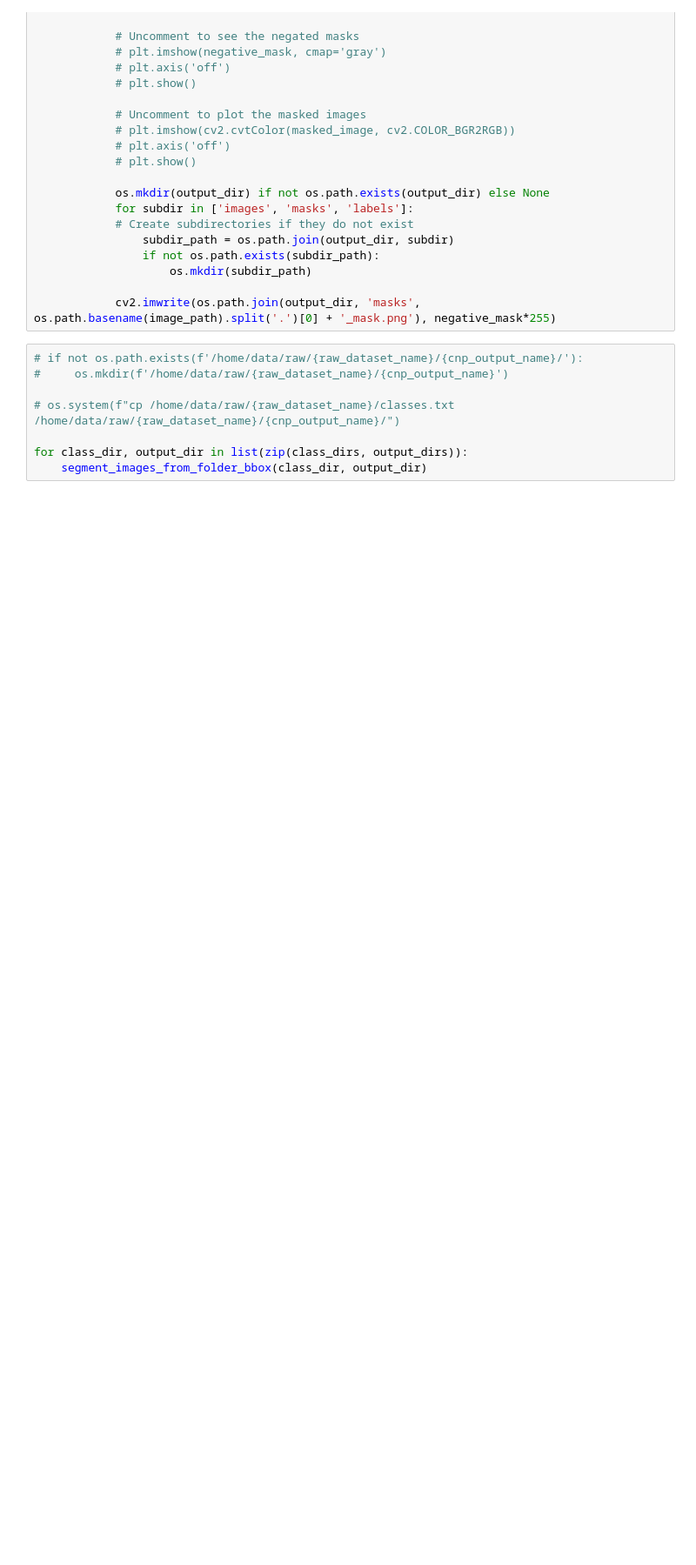
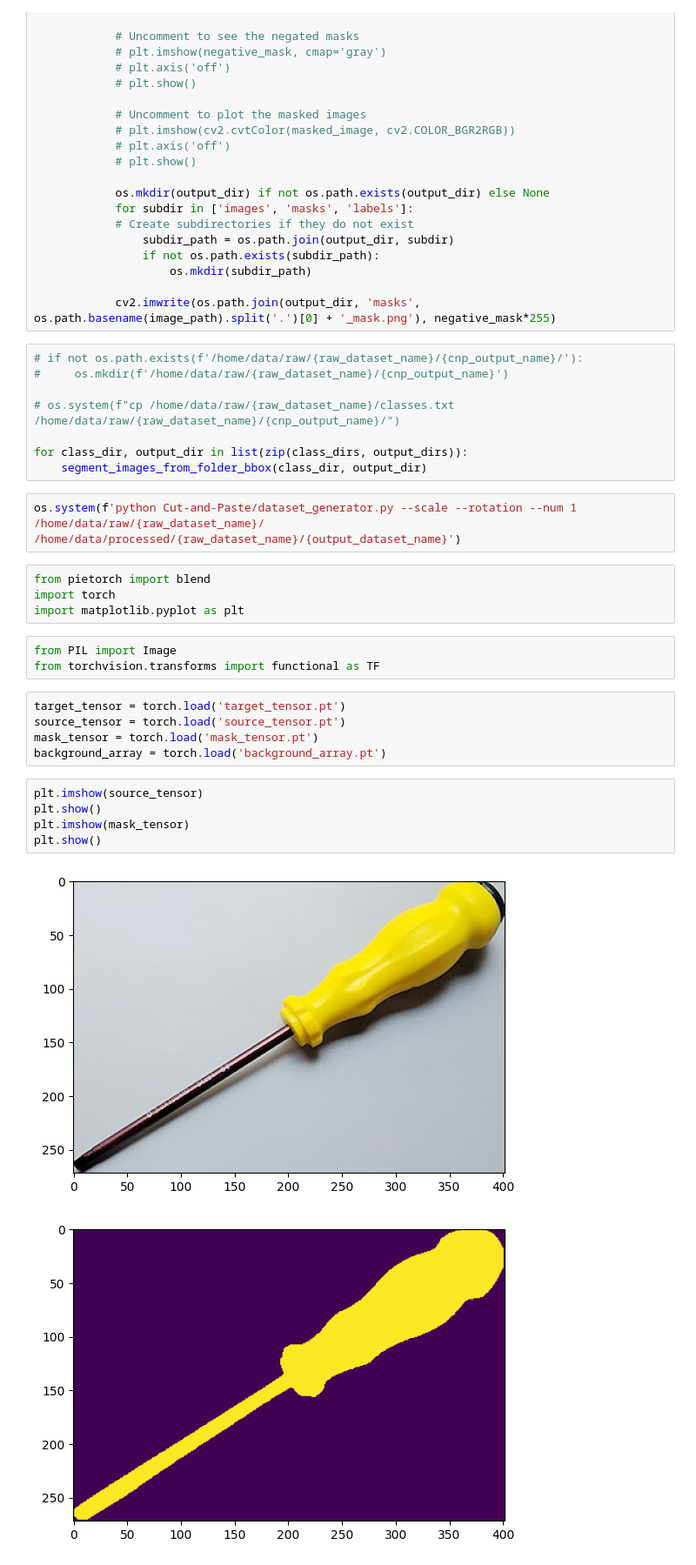
Before and after one commit to RIPS25-Analog/OC-Synthesis, a Jupyter notebook: src/SAM_controller.ipynb, the cells around one changed output. Shown at 87% size. Cells and saved outputs as stored; diff of their text form; blank space fills up the shorter version.

Commit message:
partially switched to poisson blur from pie-torch library (still debugging)
Co-authored-by: Declan Hoban <hoband@users.noreply.github.com>

```diff
--- a/src/SAM_controller.ipynb
+++ b/src/SAM_controller.ipynb
@@ -160,3 +160,25 @@ def segment_images_from_folder_bbox(class_dir, output_dir):
 
 for class_dir, output_dir in list(zip(class_dirs, output_dirs)):
 	segment_images_from_folder_bbox(class_dir, output_dir)
+# %%
+os.system(f'python Cut-and-Paste/dataset_generator.py --scale --rotation --num 1 /home/data/raw/{raw_dataset_name}/ /home/data/processed/{raw_dataset_name}/{output_dataset_name}')
+# %%
+from pietorch import blend
+import torch
+import matplotlib.pyplot as plt
+# %%
+from PIL import Image
+from torchvision.transforms import functional as TF
+# %%
+target_tensor = torch.load('target_tensor.pt')
+source_tensor = torch.load('source_tensor.pt')
+mask_tensor = torch.load('mask_tensor.pt')
+background_array = torch.load('background_array.pt')
+# %%
+plt.imshow(source_tensor)
+plt.show()
+plt.imshow(mask_tensor)
+plt.show()
+# %% [output]
+[figure, added]
+[figure, added]
```
Also changed, not shown: parts of 16 cells of this notebook, 3 other files.
